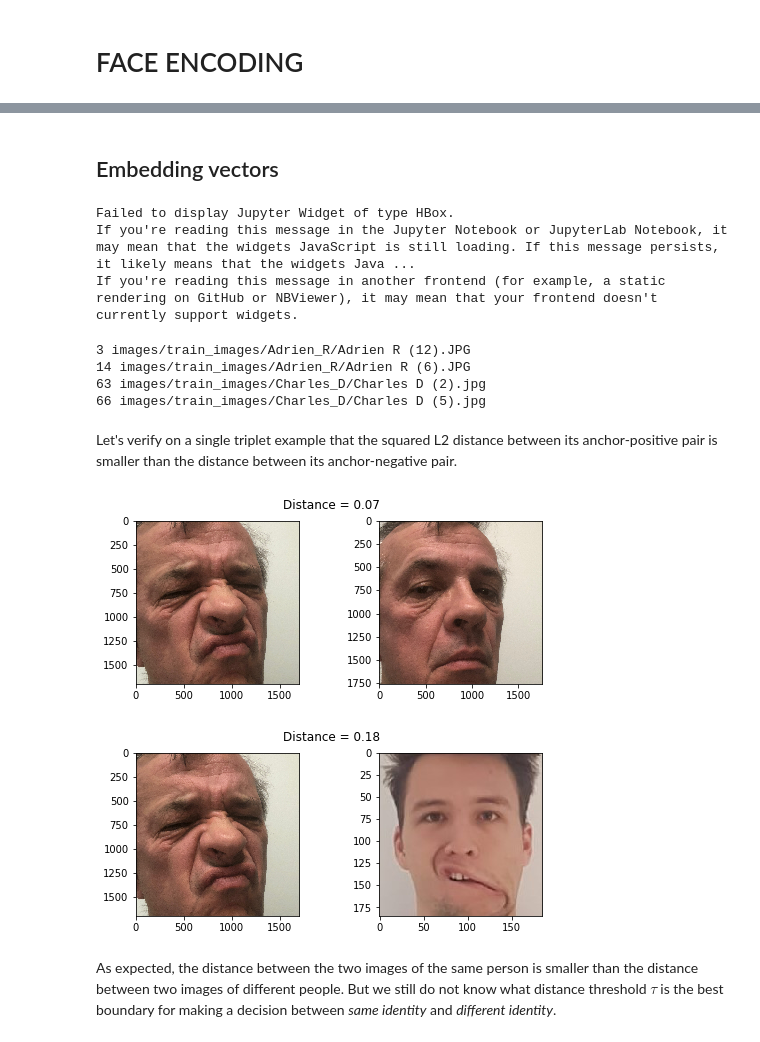
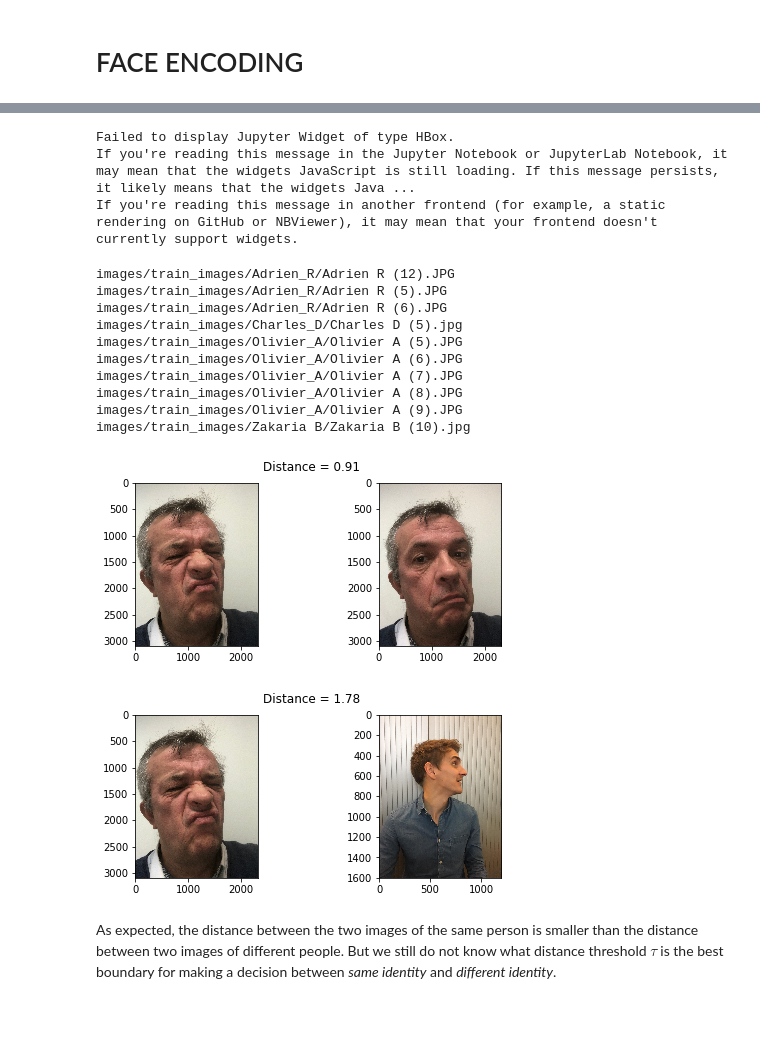
Before and after one commit to BenoCharlo/face_reco, a Jupyter notebook: Face_Reco.ipynb, the cells around one changed output, grey strips where cells are left out. Cells and saved outputs as stored; diff of their text form; code cells hidden in the pictures; blank space fills up the shorter version.

```diff
--- a/Face_Reco.ipynb
+++ b/Face_Reco.ipynb
@@ -70,4 +77,0 @@ face_cascade = cv2.CascadeClassifier(cv2.data.haarcascades + 'haarcascade_fronta
-# %%
-img = cv2.imread(metadata[37].image_path())
-img = cv2.cvtColor(img, cv2.COLOR_BGR2RGB)
-gray = cv2.cvtColor(img, cv2.COLOR_RGB2GRAY)
@@ -107,0 +80,30 @@ def detect_face(image_path):
+# %%
+def load_image(path):
+    img = cv2.imread(path, 1)
+    # OpenCV loads images with color channels
+    # in BGR order. So we need to reverse them
+    return img[...,::-1]
+
+# Initialize the OpenFace face alignment utility
+alignment = AlignDlib('models/landmarks.dat')
+
+jc_orig = load_image(metadata[70].image_path())
+
+# Detect face and return bounding box
+bb = alignment.getLargestFaceBoundingBox(jc_orig)
+
+# Transform image using specified face landmark indices and crop image to 96x96
+jc_aligned = alignment.align(96, jc_orig, bb, landmarkIndices=AlignDlib.OUTER_EYES_AND_NOSE)
+
+# Show original image
+plt.subplot(131)
+plt.imshow(jc_orig)
+
+# Show original image with bounding box
+plt.subplot(132)
+plt.imshow(jc_orig)
+plt.gca().add_patch(patches.Rectangle((bb.left(), bb.top()), bb.width(), bb.height(), fill=False, color='red'))
+
+# Show aligned image
+plt.subplot(133)
+plt.imshow(jc_aligned);
@@ -131,4 +127,2 @@ def preprocess_image(image, n_faces=1):
-# %% [markdown]
-## Embedding vectors
 # %%
 def embed(image_path):
@@ -139,41 +135,45 @@ def embed(image_path):
 
     return embedded
 # %%
-embedded = np.zeros((metadata.shape[0],2622))
+embedded = np.zeros((metadata.shape[0], 128))
 
 for i in tqdm(range(metadata.shape[0])):
     m = metadata[i]
     try:
         embedded[i] = embed(m.image_path())
-    except IndexError:
-        print(i, m.image_path())
+    except TypeError:
+        print(m)
 # %% [output]
 Failed to display Jupyter Widget of type HBox.
 If you're reading this message in the Jupyter Notebook or JupyterLab Notebook, it may mean that the widgets JavaScript is still loading. If this message persists, it likely means that the widgets Java ...
 If you're reading this message in another frontend (for example, a static rendering on GitHub or NBViewer), it may mean that your frontend doesn't currently support widgets.
-3 images/train_images/Adrien_R/Adrien R (12).JPG
-14 images/train_images/Adrien_R/Adrien R (6).JPG
-63 images/train_images/Charles_D/Charles D (2).jpg
-66 images/train_images/Charles_D/Charles D (5).jpg
+images/train_images/Adrien_R/Adrien R (12).JPG
+images/train_images/Adrien_R/Adrien R (5).JPG
+images/train_images/Adrien_R/Adrien R (6).JPG
+images/train_images/Charles_D/Charles D (5).jpg
+images/train_images/Olivier_A/Olivier A (5).JPG
+images/train_images/Olivier_A/Olivier A (6).JPG
+images/train_images/Olivier_A/Olivier A (7).JPG
+images/train_images/Olivier_A/Olivier A (8).JPG
+images/train_images/Olivier_A/Olivier A (9).JPG
+images/train_images/Zakaria B/Zakaria B (10).jpg
-# %% [markdown]
-Let's verify on a single triplet example that the squared L2 distance between its anchor-positive pair is smaller than the distance between its anchor-negative pair.
 # %%
 def distance(emb1, emb2):
     return np.sum(np.square(emb1 - emb2))
 # %%
 def show_pair(idx1, idx2):
     plt.figure(figsize=(8,3))
     plt.suptitle(f'Distance = {distance(embedded[idx1], embedded[idx2]):.2f}')
     plt.subplot(121)
-    plt.imshow(detect_face(metadata[idx1].image_path()))
+    plt.imshow(load_image(metadata[idx1].image_path()))
     plt.subplot(122)
-    plt.imshow(detect_face(metadata[idx2].image_path()));
+    plt.imshow(load_image(metadata[idx2].image_path()));
 
-show_pair(77, 82)
-show_pair(77, 35)
+show_pair(77, 76)
+show_pair(77, 21)
 # %% [output]
-[figure, old version]
+[figure, new version]
-[figure, old version]
+[figure, new version]
 # %% [markdown]
 As expected, the distance between the two images of the same person is smaller than the distance between two images of different people. But we still do not know what distance threshold $\tau$ is the best boundary for making a decision between *same identity* and *different identity*.
 # %% [markdown]
```
Also changed, not shown: parts of 38 cells of this notebook, 10 other files.
